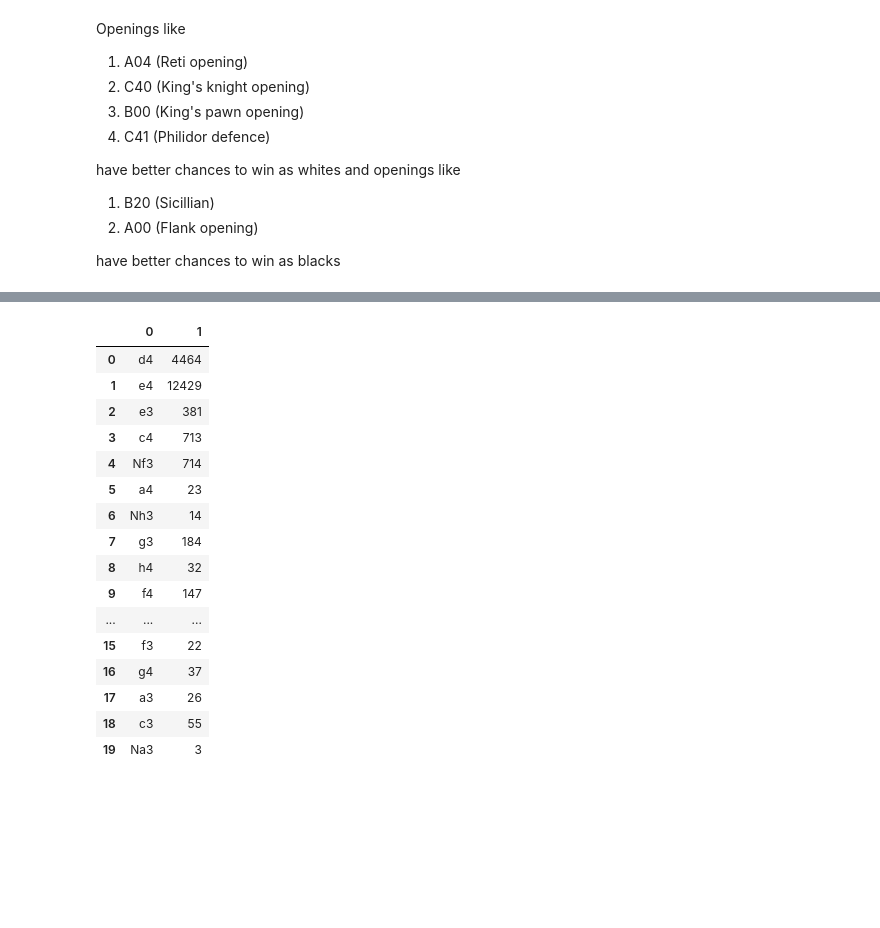
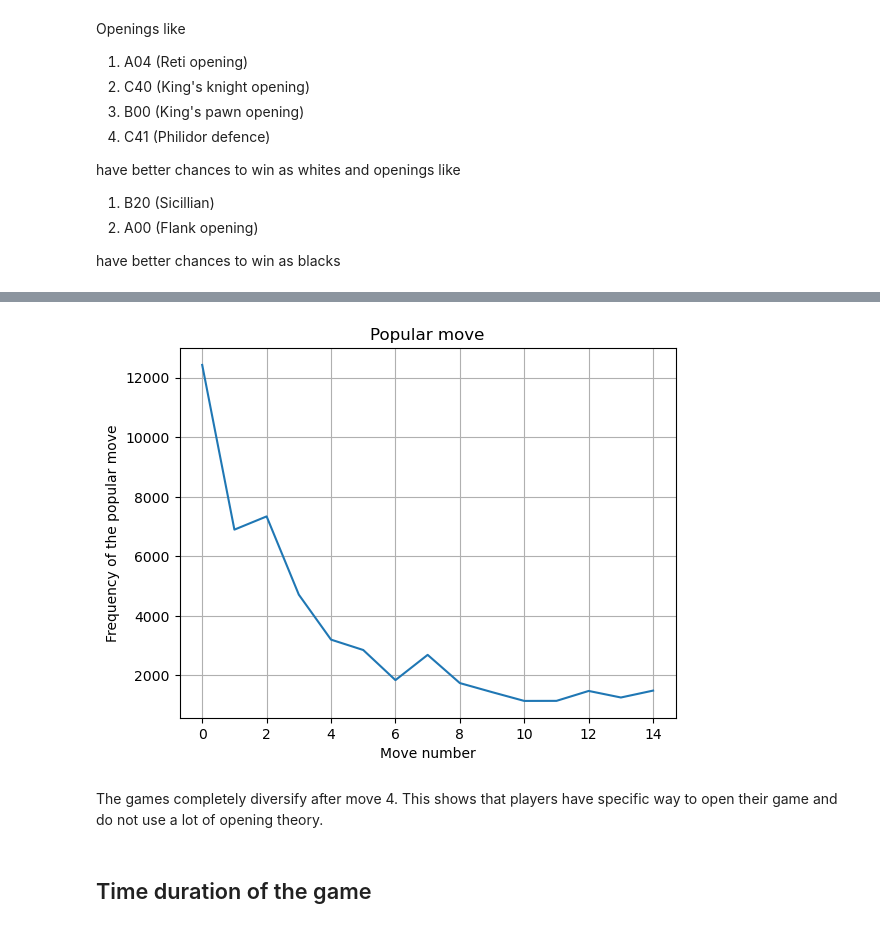
Before and after one commit to avezshariq/DataScience, a Jupyter notebook: chess/lichess.ipynb, the cells around one changed output, grey strips where cells are left out. Cells and saved outputs as stored; diff of their text form; code cells hidden in the pictures; blank space fills up the shorter version.

Commit message:
move analysis

```diff
--- a/chess/lichess.ipynb
+++ b/chess/lichess.ipynb
@@ -313,24 +324,2 @@ have better chances to win as blacks
 # %%
 df['moves'] = df['moves'].str.split()
-# %%
-def move_freq_calculator(n):
-    nth_move = {}
-    for game in df['moves']:
-        move = game[n]
-        if move in nth_move.keys():
-            nth_move[move] += 1
-        else:
-            nth_move[move] = 1
-    new_df = pd.DataFrame.from_dict(list(nth_move.items()))
-    new_df.sort_values(by=1, inplace=True)
-    return new_df.head(10)
-
-# new_df = move_freq_calculator(0)
-# new_df
-# sns.barplot(data=new_df, x=0, y=1)
-fig, axs = plt.subplots(nrows=5, figsize=(5,10))
-sns.barplot(data=move_freq_calculator(0), x=0, y=1, ax=axs[0])
-sns.barplot(data=move_freq_calculator(1), x=0, y=1, ax=axs[1])
-sns.barplot(data=move_freq_calculator(2), x=0, y=1, ax=axs[2])
-sns.barplot(data=move_freq_calculator(3), x=0, y=1, ax=axs[3])
-sns.barplot(data=move_freq_calculator(4), x=0, y=1, ax=axs[4])
@@ -340,20 +326,28 @@ sns.barplot(data=move_freq_calculator(4), x=0, y=1, ax=axs[4])
-# %%
-new_df
-# %% [output]
-|  | 0 | 1 |
-| 0 | d4 | 4464 |
-| 1 | e4 | 12429 |
-| 2 | e3 | 381 |
-| 3 | c4 | 713 |
-| 4 | Nf3 | 714 |
-| 5 | a4 | 23 |
-| 6 | Nh3 | 14 |
-| 7 | g3 | 184 |
-| 8 | h4 | 32 |
-| 9 | f4 | 147 |
-| ... | ... | ... |
-| 15 | f3 | 22 |
-| 16 | g4 | 37 |
-| 17 | a3 | 26 |
-| 18 | c3 | 55 |
-| 19 | Na3 | 3 |
+# %%
+def move_freq_calculator(n):
+    nth_move = {}
+    for game in df['moves']:
+        if len(game) > n:
+            move = game[n]
+            if move in nth_move.keys():
+                nth_move[move] += 1
+            else:
+                nth_move[move] = 1
+    return max(nth_move.values())
+
+popular_move_freq = []
+for i in range(15):
+    popular_move_freq.append(move_freq_calculator(i))
+popular_move_freq
+sns.lineplot(popular_move_freq)
+plt.title('Popular move')
+plt.xlabel('Move number')
+plt.ylabel('Frequency of the popular move')
+plt.grid(True)
+plt.show()
+# %% [output]
+[figure, added]
+# %% [markdown]
+The games completely diversify after move 4. This shows that players have specific way to open their game and do not use a lot of opening theory.
+# %% [markdown]
+## Time duration of the game
```
Also changed, not shown: parts of 9 cells of this notebook.
